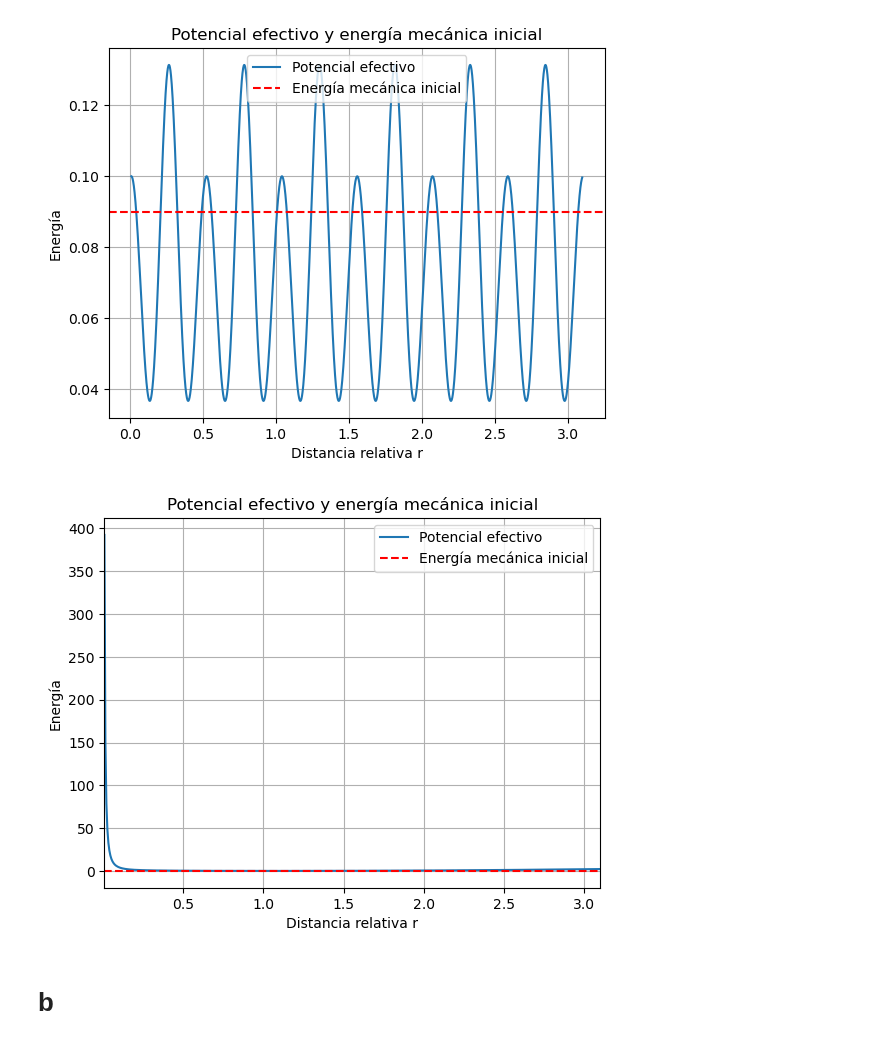
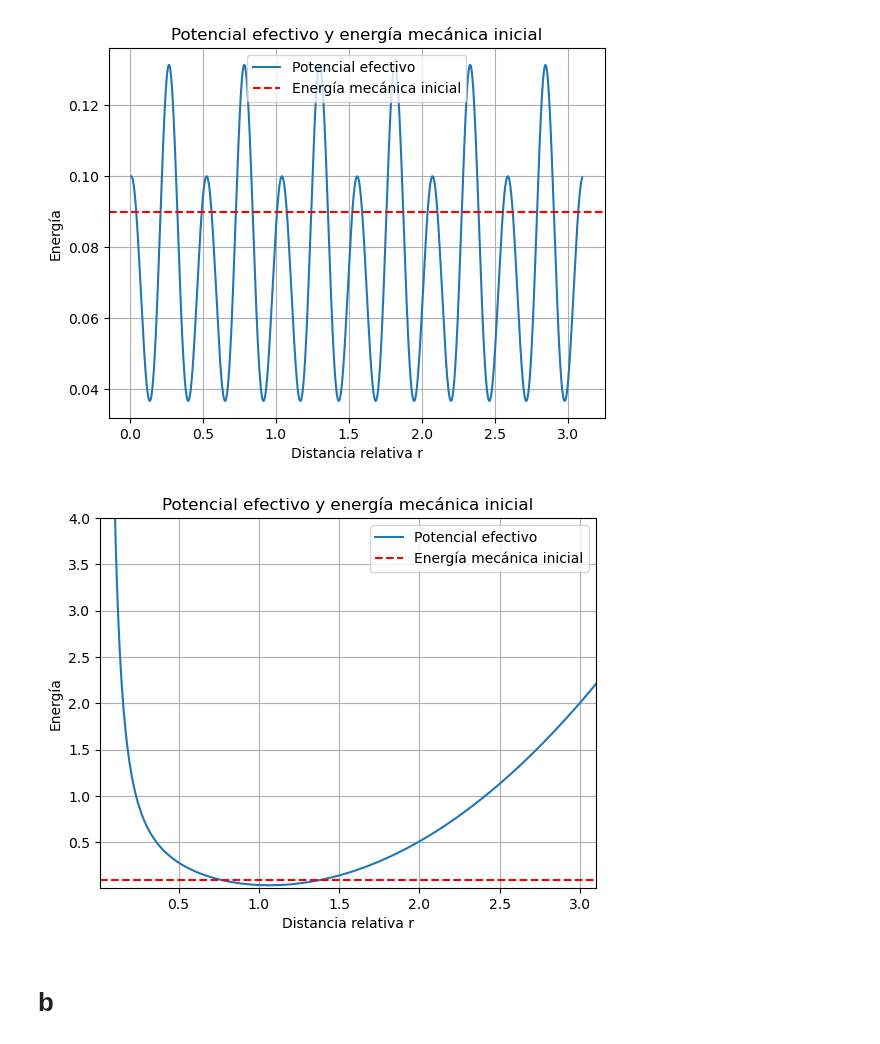
Before and after one commit to apareram/f-sica-computacional, a Jupyter notebook: e1/ejerciciosExamen1.ipynb, the cells around one changed output. Drawn from its saved outputs; the diff is of its cells as text; code cells hidden in the pictures.

```diff
--- a/e1/ejerciciosExamen1.ipynb
+++ b/e1/ejerciciosExamen1.ipynb
@@ -166,22 +166,23 @@ plt.show()
 # %%
 # Crear un arreglo de valores de r en el rango deseado
 r_range = np.linspace(0.01, 3.1, 500)  # 500 puntos entre 0.01 y 3.1
 
 # Calcular el potencial efectivo para cada valor de r en el rango
 U_ef_range = 0.5 * w * (r_range - l0)**2 + (l[0]**2) / (2 * r_range**2)  # Usamos l[0] como una aproximación del momento angular
 
 # Graficar el potencial efectivo y la energía mecánica inicial
 plt.plot(r_range, U_ef_range, label='Potencial efectivo')
 plt.axhline(y=E_mec_inicial, color='r', linestyle='--', label='Energía mecánica inicial')
 plt.xlabel('Distancia relativa r')
 plt.ylabel('Energía')
 plt.title('Potencial efectivo y energía mecánica inicial')
 plt.xlim(0.01, 3.1)
+plt.ylim(0.01, 4)
 plt.legend()
 plt.grid(True)
 plt.show()
 # %% [output]
-[figure, old version]
+[figure, new version]
 # %% [markdown]
 # b
 # %% [markdown]
```
Also changed, not shown: 1 other file.
